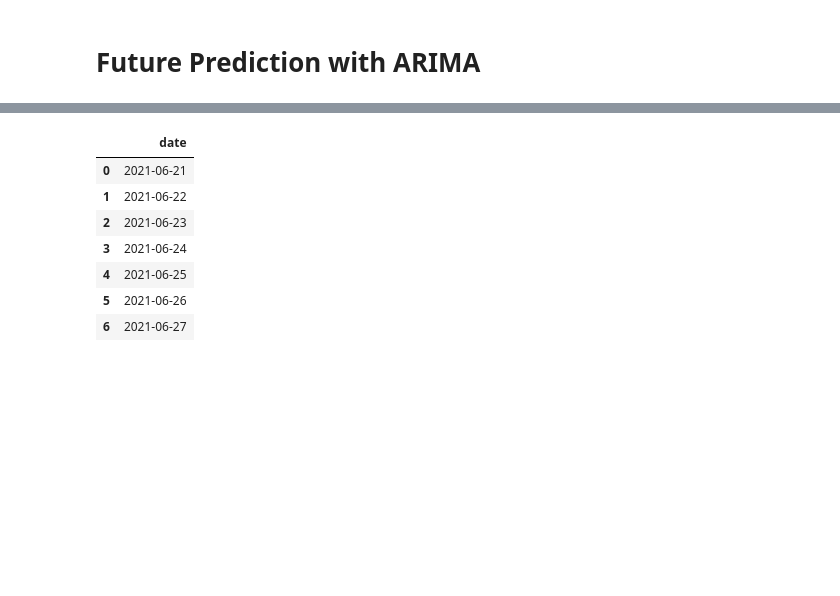
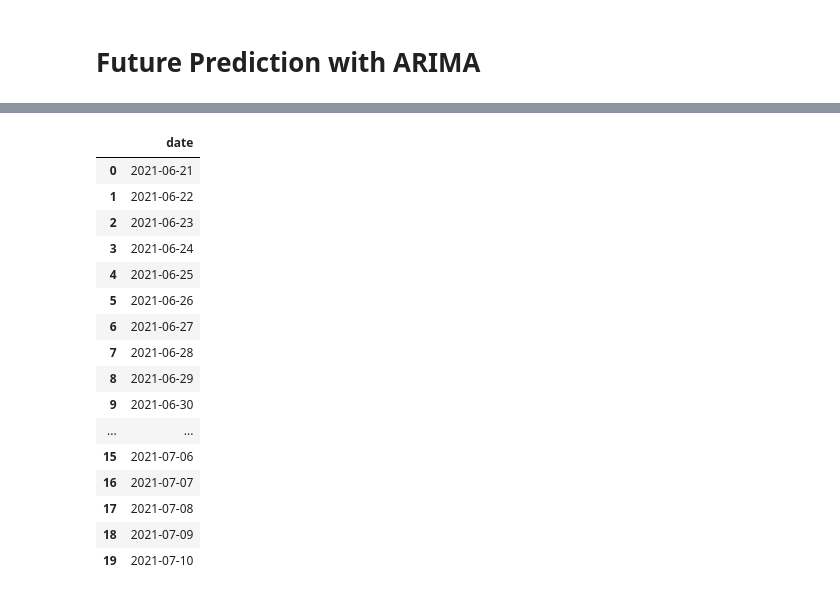
Before and after one commit to basshopee/net_rate, a Jupyter notebook: com_status_net_rate.ipynb, the cells around one changed output, grey strips where cells are left out. Saved outputs shown, nothing was run; the diff lists cells and outputs as text; code cells hidden in the pictures; blank space fills up the shorter version.

```diff
--- a/com_status_net_rate.ipynb
+++ b/com_status_net_rate.ipynb
@@ -587,21 +589,30 @@ Total fit time: 228.549 seconds
 -3140.8850621784036
 # %%
 start_date = datetime.date(2021, 6 , 21)
-number_of_days = 7
+number_of_days = 20
 
 date_list = [(start_date + datetime.timedelta(days = day)).isoformat() for day in range(number_of_days)]
 
 date_list = pd.DataFrame(date_list, columns = ['date'])
 date_list # prediction date
 # %% [output]
 |  | date |
 | 0 | 2021-06-21 |
 | 1 | 2021-06-22 |
 | 2 | 2021-06-23 |
 | 3 | 2021-06-24 |
 | 4 | 2021-06-25 |
 | 5 | 2021-06-26 |
 | 6 | 2021-06-27 |
+| 7 | 2021-06-28 |
+| 8 | 2021-06-29 |
+| 9 | 2021-06-30 |
+| ... | ... |
+| 15 | 2021-07-06 |
+| 16 | 2021-07-07 |
+| 17 | 2021-07-08 |
+| 18 | 2021-07-09 |
+| 19 | 2021-07-10 |
 # %%
 stepwise_model.fit(Arima_train_data)
 future = stepwise_model.predict(n_periods= number_of_days)
```
Also changed, not shown: parts of 10 cells of this notebook.
